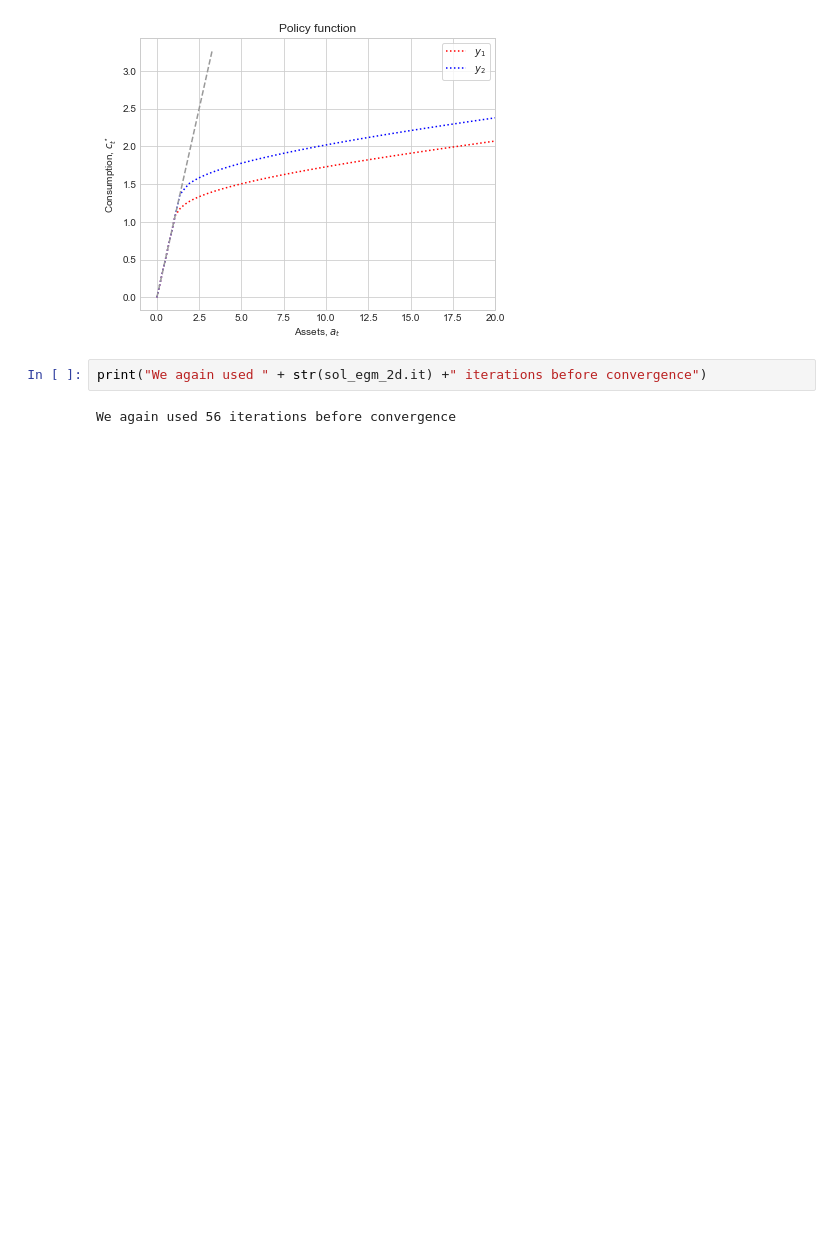
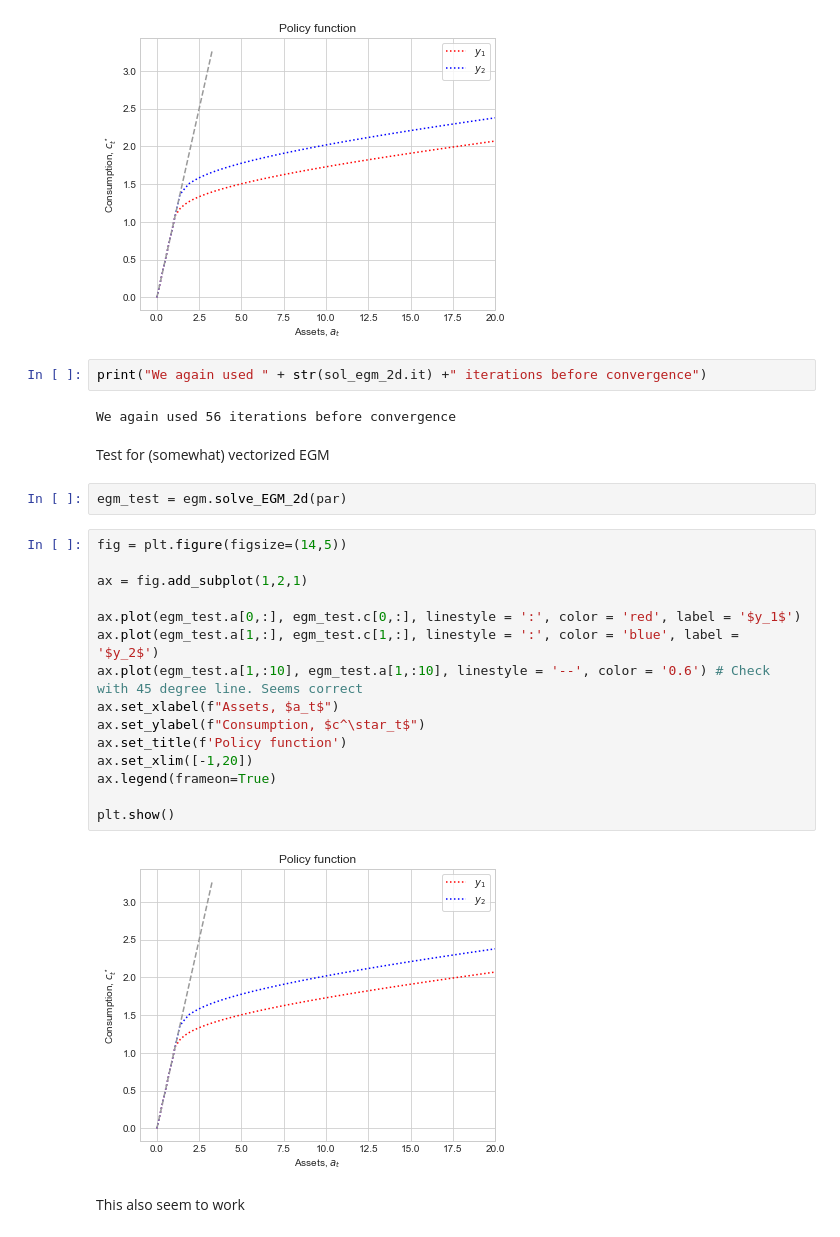
Before and after one commit to madsankern/DynamicProgramming, a Jupyter notebook: solve_model.ipynb, the cells around one changed output. Drawn from its saved outputs; the diff is of its cells as text; blank space fills up the shorter version.

```diff
--- a/solve_model.ipynb
+++ b/solve_model.ipynb
@@ -146,3 +143,26 @@ plt.show()
 print("We again used " + str(sol_egm_2d.it) +" iterations before convergence")
 # %% [output]
 We again used 56 iterations before convergence
+# %% [markdown]
+Test for (somewhat) vectorized EGM
+# %%
+egm_test = egm.solve_EGM_2d(par)
+# %%
+fig = plt.figure(figsize=(14,5))
+
+ax = fig.add_subplot(1,2,1)
+
+ax.plot(egm_test.a[0,:], egm_test.c[0,:], linestyle = ':', color = 'red', label = '$y_1$')
+ax.plot(egm_test.a[1,:], egm_test.c[1,:], linestyle = ':', color = 'blue', label = '$y_2$')
+ax.plot(egm_test.a[1,:10], egm_test.a[1,:10], linestyle = '--', color = '0.6') # Check with 45 degree line. Seems correct
+ax.set_xlabel(f"Assets, $a_t$")
+ax.set_ylabel(f"Consumption, $c^\star_t$")
+ax.set_title(f'Policy function')
+ax.set_xlim([-1,20])
+ax.legend(frameon=True)
+
+plt.show()
+# %% [output]
+[figure, added]
+# %% [markdown]
+This also seem to work
```
Also changed, not shown: parts of 1 cell of this notebook.
